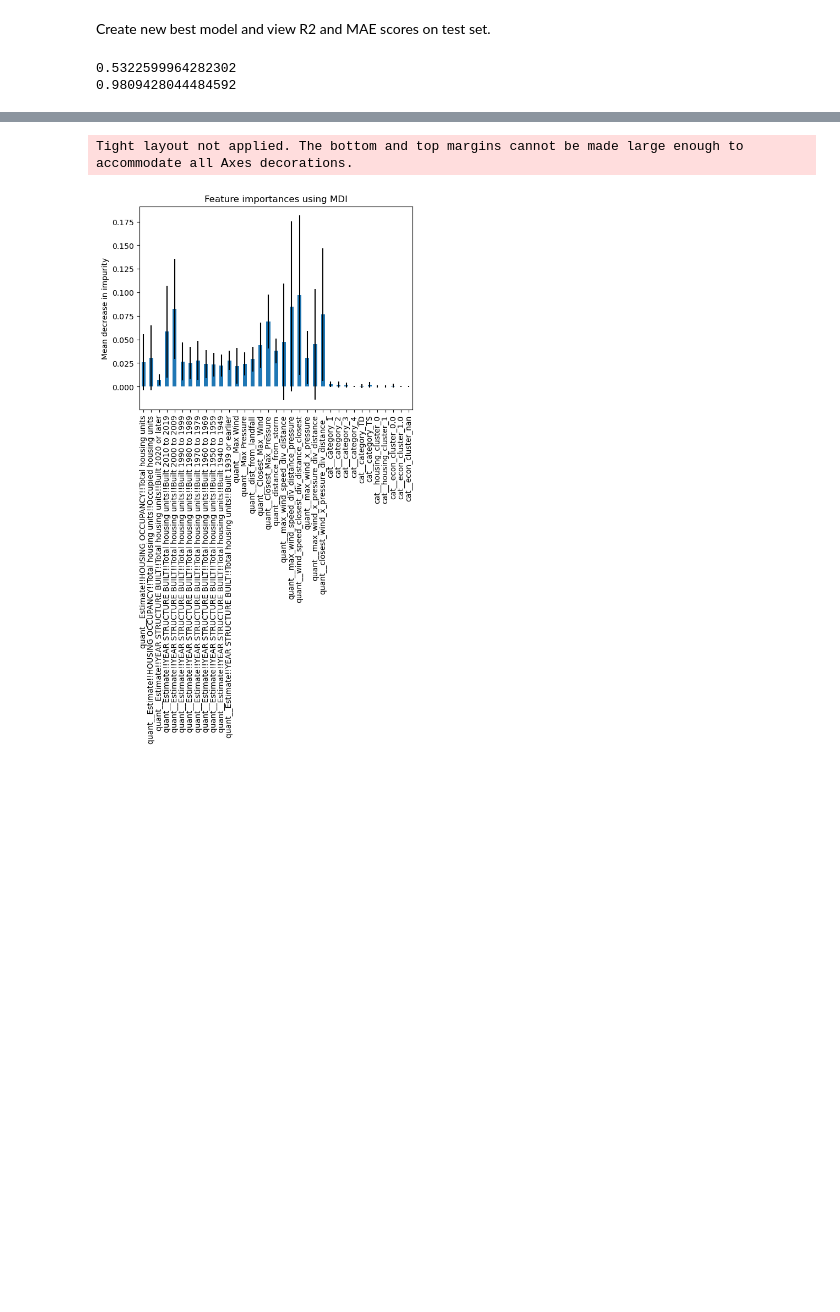
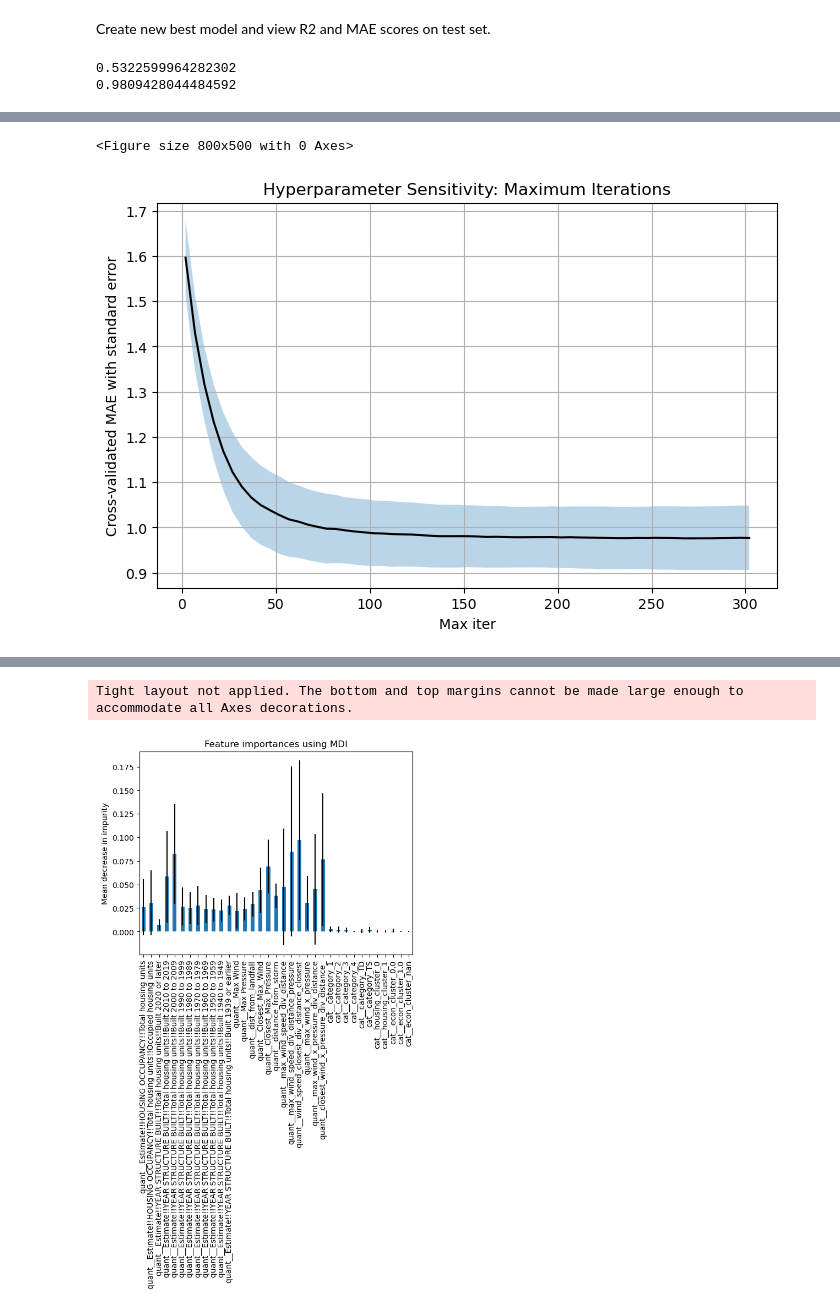
Before and after one commit to MADS696ss25group4/milestone2, a Jupyter notebook: Supervised_Models_RFR_final.ipynb, the cells around one changed output, grey strips where cells are left out. Saved outputs shown, nothing was run; the diff lists cells and outputs as text; code cells hidden in the pictures; blank space fills up the shorter version.

```diff
--- a/Supervised_Models_RFR_final.ipynb
+++ b/Supervised_Models_RFR_final.ipynb
@@ -981,0 +1192,40 @@ View feature importances for new best model.
+# %%
+iters = np.arange(2, 303, 5)
+results = []
+for iter in iters:
+    clf = HistGradientBoostingRegressor(
+        learning_rate=0.05,
+        max_bins=127,
+        max_features=np.float64(0.8900272693077376),
+        max_iter=iter,
+        random_state=0)
+    scores = cross_val_score(clf,
+                             X_train,
+                             y_train,
+                             cv = skfold.split(X_train, groups_train),
+                             scoring = 'neg_mean_absolute_error',
+                             n_jobs = -1,
+                             )
+    mean_mae = -np.mean(scores)
+    std_mae = np.std(scores)
+    results.append((iter, mean_mae, std_mae))
+
+df_results_hgbr3 = pd.DataFrame(results, columns=['model_max_iter', 'mean_mae', 'std_mae'])
+# %%
+plt.figure(figsize=(8, 5))
+plt.figure(figsize=(8, 5))
+plt.plot(df_results_hgbr3['model_max_iter'],
+         df_results_hgbr3['mean_mae'],
+         color='k')
+plt.fill_between(df_results_hgbr3['model_max_iter'],
+                 df_results_hgbr3['mean_mae']-df_results_hgbr3['std_mae'].abs(),
+                 df_results_hgbr3['mean_mae']+df_results_hgbr3['std_mae'].abs(),
+                 alpha=0.3)
+plt.xlabel('Max iter')
+plt.ylabel('Cross-validated MAE with standard error')
+plt.title('Hyperparameter Sensitivity: Maximum Iterations')
+plt.grid(True)
+plt.show()
+# %% [output]
+<Figure size 800x500 with 0 Axes>
+[figure, added]
```
Also changed, not shown: parts of 30 cells of this notebook.
